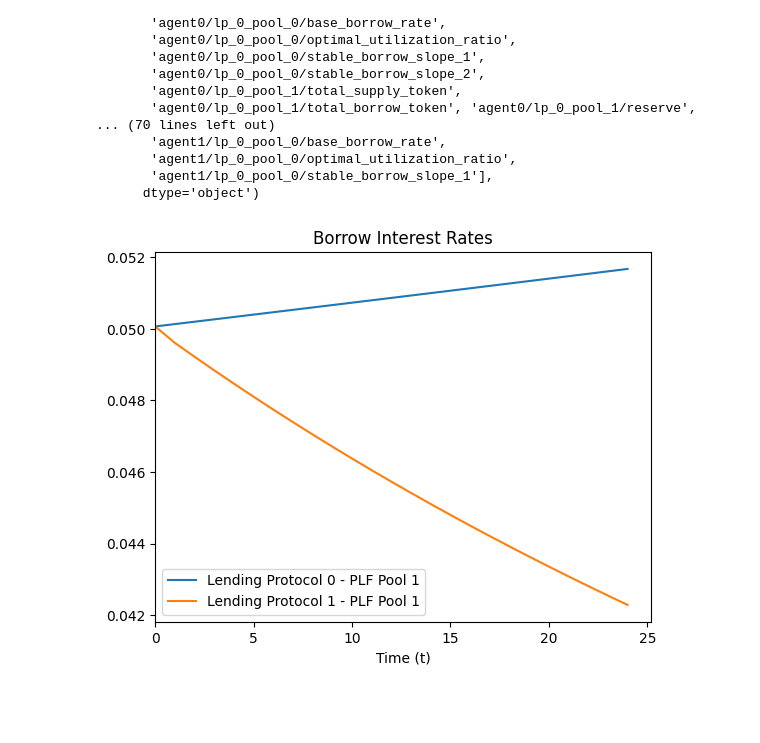
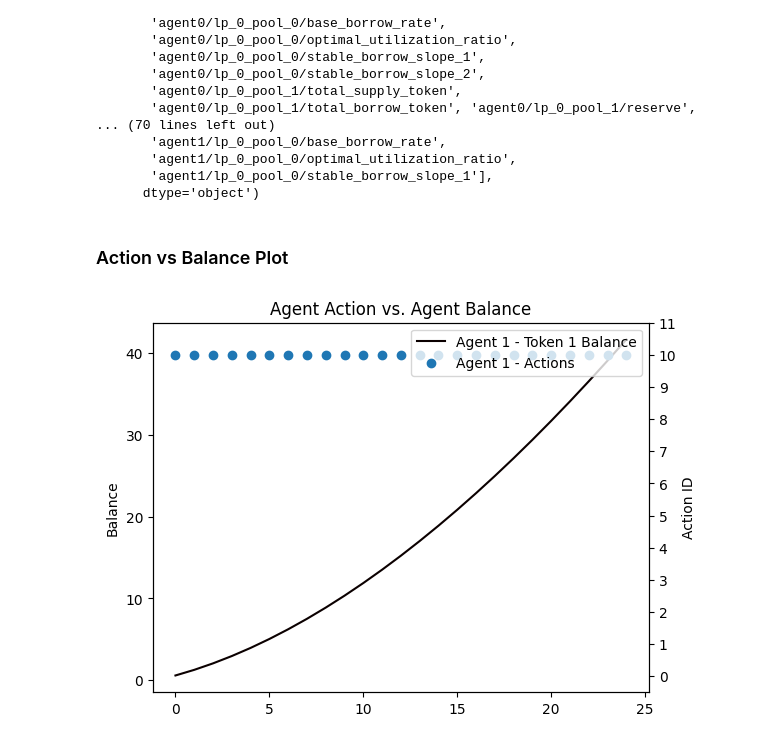
Before and after one commit to buehrerc/MAAC-auto-gov, a Jupyter notebook: analysis/generate_plots.ipynb, the cells around one changed output. Drawn from its saved outputs; the diff is of its cells as text; code cells hidden in the pictures; blank space fills up the shorter version.

```diff
--- a/analysis/generate_plots.ipynb
+++ b/analysis/generate_plots.ipynb
@@ -135,22 +140,30 @@ Index(['agent0/lp_0_pool_0/total_supply_token',
        'agent1/lp_0_pool_0/optimal_utilization_ratio',
        'agent1/lp_0_pool_0/stable_borrow_slope_1'],
       dtype='object')
+# %% [markdown]
+### Action vs Balance Plot
 # %%
 fig, ax = plt.subplots()
-
 # df_plot = df[['agent0/lp_0_pool_0/borrow_interest_rate', 'agent0/lp_0_pool_1/borrow_interest_rate', 'agent0/lp_1_pool_0/borrow_interest_rate', 'agent0/lp_1_pool_1/borrow_interest_rate']].copy(deep=True)
 # df_plot.columns = ['Lending Protocol 0 - PLF Pool 0', 'Lending Protocol 0 - PLF Pool 1', 'Lending Protocol 1 - PLF Pool 0', 'Lending Protocol 1 - PLF Pool 1',]
-df_plot = df[['agent0/lp_0_pool_1/borrow_interest_rate', 'agent0/lp_1_pool_1/borrow_interest_rate']].copy(deep=True)
-df_plot.columns = ['Lending Protocol 0 - PLF Pool 1', 'Lending Protocol 1 - PLF Pool 1',]
-df_plot.plot(ax=ax)
-ax.set_title("Borrow Interest Rates")
-ax.set(xlabel="Time (t)")
-ax.set_xlim(0,None)
+df_plot = df[['agent0/agent1/token_1_balance']].copy(deep=True)
+df_plot.columns = ['Agent 1 - Token 1 Balance']
+df_plot.plot(ax=ax, colormap='hot')
+ax.get_legend().remove()
+ax.set(ylabel="Balance")
 
-fig.savefig(f"./plots/session_{session_id}_borrow_interest_rate")
 
-# ax2 = ax1.twinx()
-# df['agent0/lp_0_pool_1/agent_2_supply'].plot(ax=ax2, colormap='cool')
-# df['agent0/lp_1_pool_1/agent_2_supply'].plot(ax=ax2, colormap='hot')
+ax2 = ax.twinx()
+
+df_plot = df[['action/agent_1']].copy(deep=True)
+df_plot.columns = ['Agent 1 - Actions']
+ax2.scatter(x=df_plot.index.values, y=df_plot["Agent 1 - Actions"].values)
+ax2.set_title("Agent Action vs. Agent Balance")
+ax2.set(xlabel="Time (t)", ylabel="Action ID")
+ax2.set_ylim(-0.5, 11)
+ax2.set_yticks(np.arange(0, 12))
+
+fig.legend(["Agent 1 - Token 1 Balance", 'Agent 1 - Actions',], bbox_to_anchor=(0.9, 0.88))
+fig.savefig(f"./plots/session_{session_id}_action_vs_balance")
 # %% [output]
-[figure, old version]
+[figure, new version]
```
Also changed, not shown: parts of 8 cells of this notebook, 11 other files.
